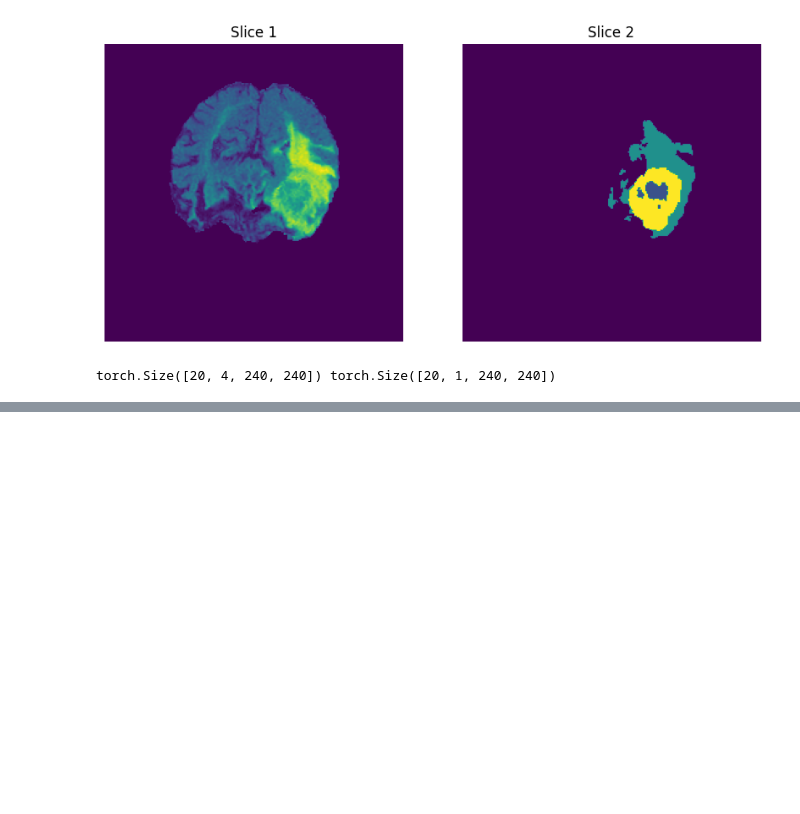
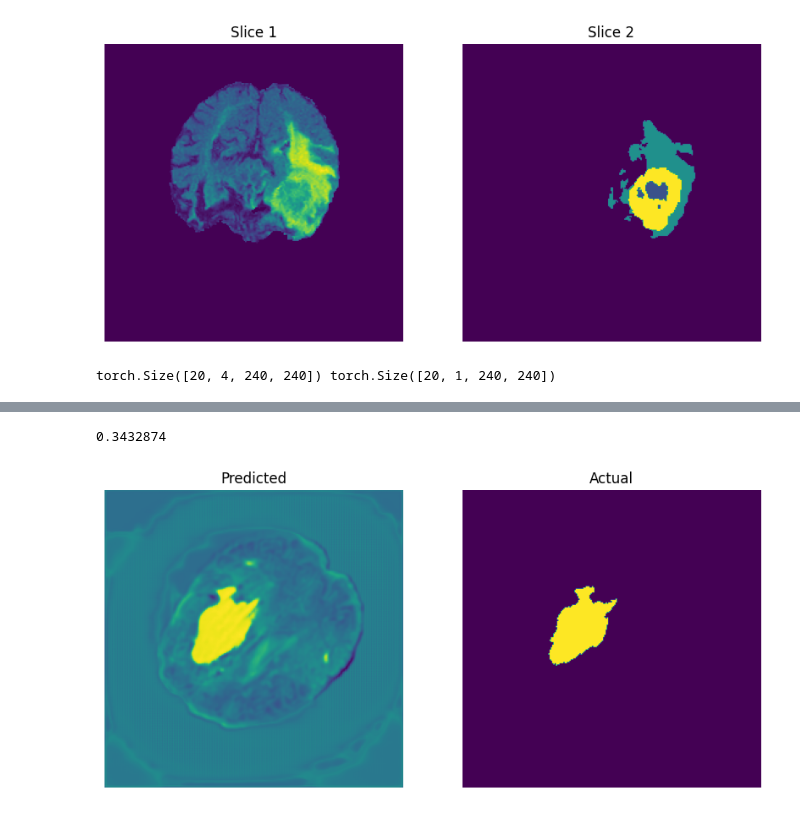
Before and after one commit to DarthPenguinz/50.039-Tumor-Project, a Jupyter notebook: training.ipynb, the cells around one changed output, grey strips where cells are left out. Drawn from its saved outputs; the diff is of its cells as text; code cells hidden in the pictures; blank space fills up the shorter version.

```diff
--- a/training.ipynb
+++ b/training.ipynb
@@ -178,0 +193,3 @@ Uncomment to test
+# %%
+model = torch.load("./saved_models/multi_channel_further/model_5.pth").to(device)
+avg_loss, preds, actuals = test_model(model, testing_dataloader, device, loss3)
@@ -178,0 +212,10 @@ Uncomment to test
+# %%
+print(avg_loss)
+# %% [output]
+0.3432874
+# %%
+index = 12
+
+display_slice(preds[index][0], actuals[index][0], tag1 = 'Predicted', tag2 = 'Actual')
+# %% [output]
+[figure, added]
```
Also changed, not shown: parts of 25 cells of this notebook, 5 other files.
